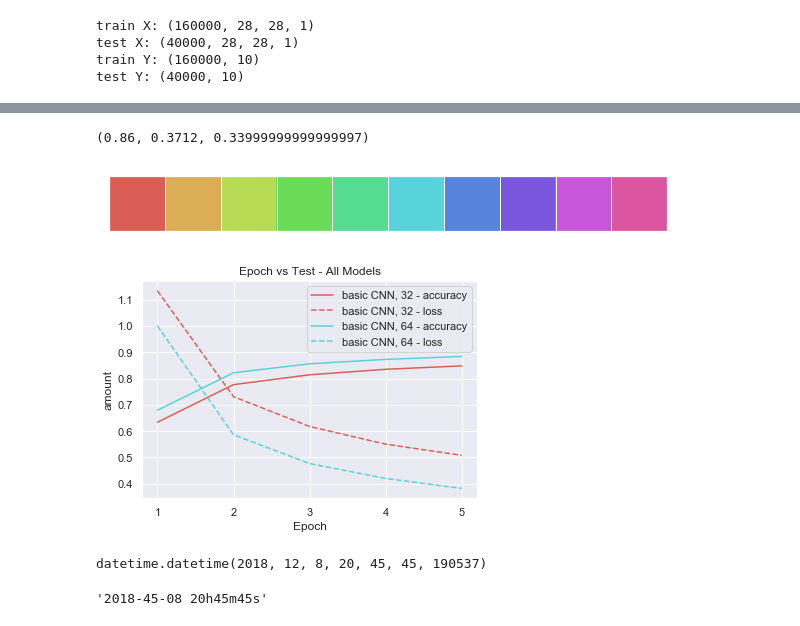
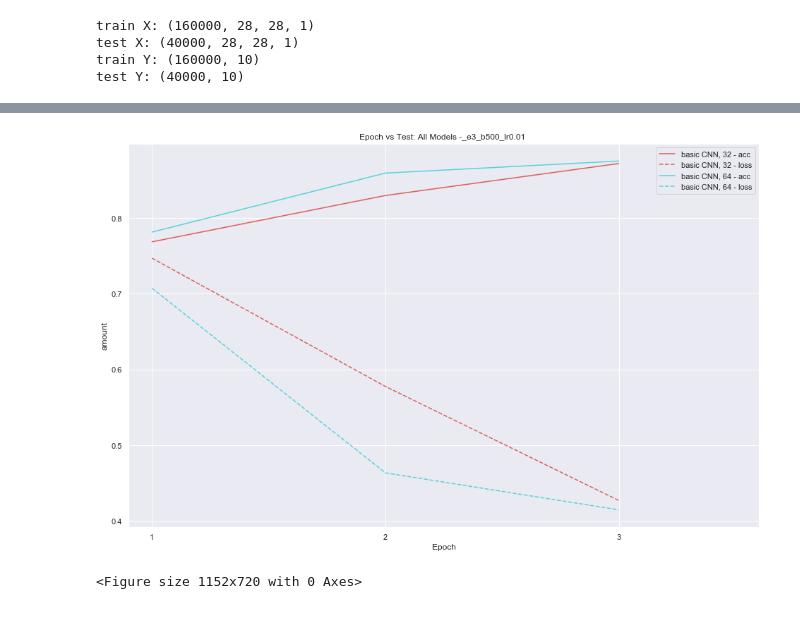
Before and after one commit to adhocmaster/doodleNumpy, a Jupyter notebook: trainTestSaveModels.ipynb, the cells around one changed output, grey strips where cells are left out. Cells and saved outputs as stored; diff of their text form; code cells hidden in the pictures.

Commit message:
more models added, drop out, l2 added. graphs improved

```diff
--- a/trainTestSaveModels.ipynb
+++ b/trainTestSaveModels.ipynb
@@ -6,11 +6,11 @@ WARNING:root:dataUtils loaded
 WARNING:root:DoodleModels loaded
 # %%
 # model numbers to retrain, set to false or blank if you want to retrain all the models in DoodleModels. Strictly a list of integers
-trainOnlyModels = [ 1, 2 ]
+trainOnlyModels = [ 6, 7, 8 ]
 saveModels = True
 
 # #data preparation
-inputDir = "F:\\myProjects\\tim209\\filtered by category\\output\\*.npy"
+inputDir = "C:\\tim209\\filtered by category\\output\\*.npy"
 modelDirectory = "F:\\myProjects\\tim209\\doodle\\savedModels\\"
 modelGraphDirectory = "F:\\myProjects\\tim209\\doodle\\experiment results\\"
 dataUtils = dataUtils( inputDir )
@@ -48,10 +48,12 @@ test X: (40000, 28, 28, 1)
 train Y: (160000, 10)
 test Y: (40000, 10)
 # %%
-epochSize = 5
+epochSize = 3
 batchSize = 500
+learningRate = 0.01
+confStr = "_e" + str( epochSize ) + "_b" + str( batchSize ) + "_lr" + str( learningRate ) + " "
 histories = []
-for i in range(5):
+for i in range( doodleModels.numberOfAvailableModels ):
 
     modelNo = i + 1
 
@@ -61,17 +63,16 @@ for i in range(5):
         continue
 
     #2 get and train model
-    model = doodleModels.getModel( modelNo )
+    model = doodleModels.getModel( modelNo, learningRate )
     history, testLoss, testAcc = doodleModels.runModel( model, epochSize, batchSize )
     histories.append( ( model, history, testLoss, testAcc ) )
 
     #3 save model performance plot
-    plotSavePath = modelGraphDirectory + model.name + "_e" + str( epochSize ) + "_b" + str( batchSize ) + ".png"
+    plotSavePath = modelGraphDirectory + model.name + confStr + ".png"
     doodleModels.plotModelTrainPerformance( model, plotSavePath )
 
     #4 save trained model
     if saveModels == True:
-        modelPath = modelDirectory + model.name + "_e" + str( epochSize ) + "_b" + str( batchSize ) + "_Pa.h5"
-        model.save( modelPath )
-        print( "saved frozen model at", modelPath )
+        modelPath = modelDirectory + model.name + confStr + "_Pa.h5"
+        doodleModels.saveModelAndHistory( model, modelPath )
 # %% [output]
@@ -96,28 +96,30 @@ Skipping model # 5
-# %%
-pal = sns.color_palette("hls", 10)
-sns.palplot(pal)
-pal[0]
-# %% [output]
-(0.86, 0.3712, 0.33999999999999997)
-[figure, removed]
 # %%
 #print all model graph
 plt.close()
 colorPalette = sns.color_palette("hls", len( histories ) )
 colorIndex = 0
 for ( model, history, testLoss, testAcc ) in histories:
     epochX = np.arange( len( history.epoch ) ) + 1
+    fig = plt.figure( figsize=( 16, 10 ) )
+    plt.figure(1)
 
-    plt.plot( epochX, history.history['categorical_accuracy'], color = colorPalette[ colorIndex] , label = model.name + " - accuracy" )
-    plt.plot( epochX, history.history['loss'], color = colorPalette[ colorIndex], label = model.name + " - loss", linestyle = '--' )
+    if 'val_loss' in history.history:
+        plt.plot( epochX, history.history['val_categorical_accuracy'], color = colorPalette[ colorIndex] , label = model.name + " - acc" )
+        plt.plot( epochX, history.history['val_loss'], color = colorPalette[ colorIndex], label = model.name + " - loss", linestyle = '--' )
+    else:
+        plt.plot( epochX, history.history['categorical_accuracy'], color = colorPalette[ colorIndex] , label = model.name + " - acc" )
+        plt.plot( epochX, history.history['loss'], color = colorPalette[ colorIndex], label = model.name + " - loss", linestyle = '--' )
 
-    plt.title( 'Epoch vs Test - All Models' )
+    plt.title( 'Epoch vs Test: All Models -' + confStr )
     plt.xlabel( "Epoch" )
     plt.ylabel( "amount" )
     plt.xticks( epochX )
+    plt.xlim( right = len( history.epoch ) * 1.2 )
     plt.legend()
     colorIndex = colorIndex + 1
 
-plt.savefig( modelGraphDirectory + "all-models-" + datetime.now().strftime( "%Y-%M-%d %Hh%Mm%Ss" ) )
+allPath =  modelGraphDirectory + "all_" + confStr + datetime.now().strftime( "%Y-%M-%d %Hh%Mm%Ss" ) + ".png"
+plt.savefig( allPath )
 # %% [output]
-[figure, old version]
+[figure, new version]
+<Figure size 1152x720 with 0 Axes>
@@ -126,8 +125,0 @@ x = datetime.now()
-# %%
-x
-# %% [output]
-datetime.datetime(2018, 12, 8, 20, 45, 45, 190537)
-# %%
-x.strftime( "%Y-%M-%d %Hh%Mm%Ss" )
-# %% [output]
-'2018-45-08 20h45m45s'
```
Also changed, not shown: parts of 7 cells of this notebook, 45 other files.
